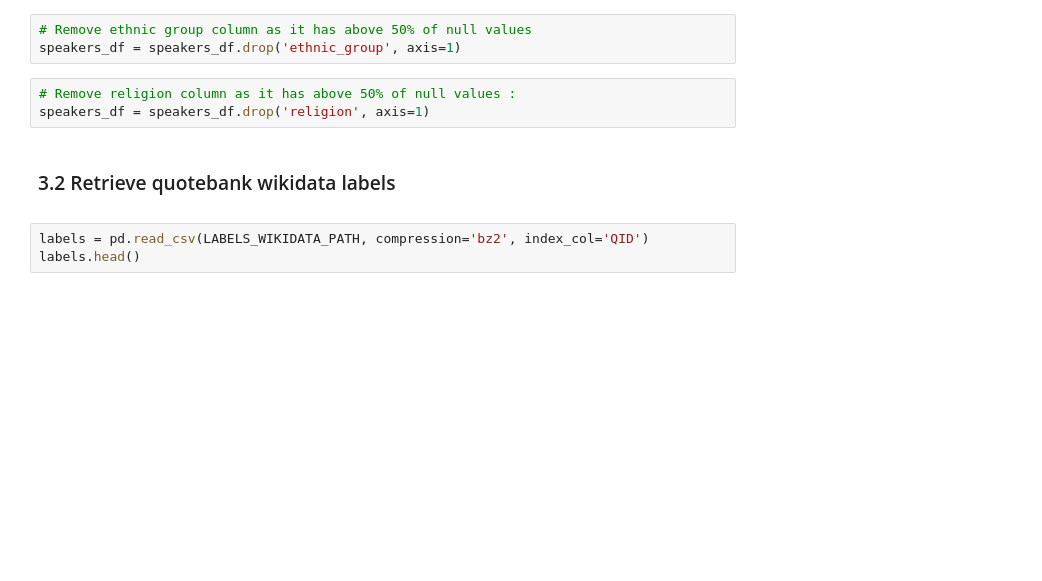
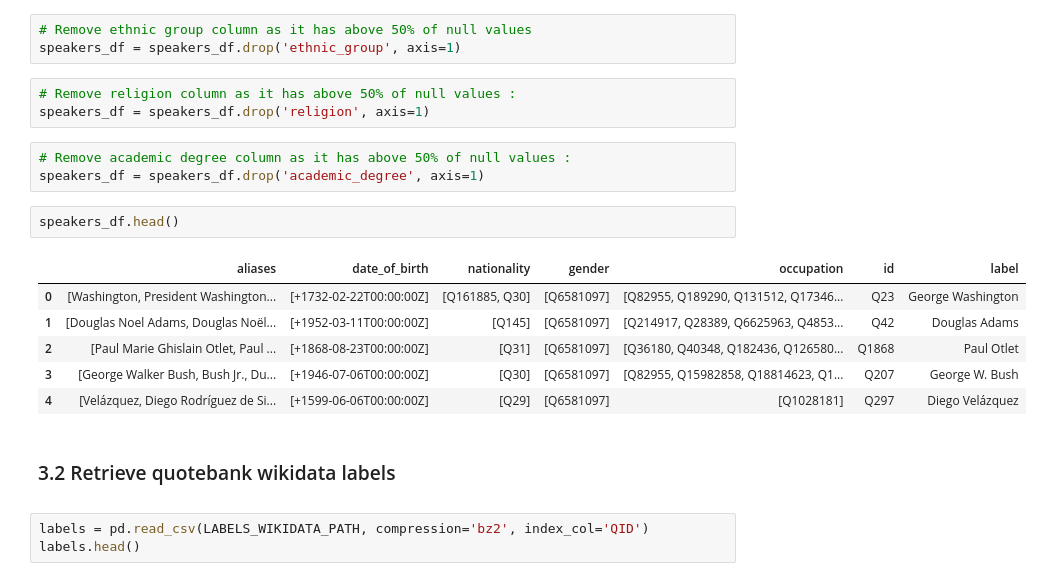
Before and after one commit to epfl-ada/ada-2021-project-palomamo, a Jupyter notebook: main.ipynb, the cells around one changed output. Saved outputs shown, nothing was run; the diff lists cells and outputs as text; blank space fills up the shorter version.

Commit message:
Speakers in main

```diff
--- a/main.ipynb
+++ b/main.ipynb
@@ -313,6 +321,18 @@ speakers_df = speakers_df.drop('ethnic_group', axis=1)
 # %%
 # Remove religion column as it has above 50% of null values :
 speakers_df = speakers_df.drop('religion', axis=1)
+# %%
+# Remove academic degree column as it has above 50% of null values :
+speakers_df = speakers_df.drop('academic_degree', axis=1)
+# %%
+speakers_df.head()
+# %% [output]
+|  | aliases | date_of_birth | nationality | gender | occupation | id | label |
+| 0 | [Washington, President Washington... | [+1732-02-22T00:00:00Z] | [Q161885, Q30] | [Q6581097] | [Q82955, Q189290, Q131512, Q17346... | Q23 | George Washington |
+| 1 | [Douglas Noel Adams, Douglas Noël... | [+1952-03-11T00:00:00Z] | [Q145] | [Q6581097] | [Q214917, Q28389, Q6625963, Q4853... | Q42 | Douglas Adams |
+| 2 | [Paul Marie Ghislain Otlet, Paul ... | [+1868-08-23T00:00:00Z] | [Q31] | [Q6581097] | [Q36180, Q40348, Q182436, Q126580... | Q1868 | Paul Otlet |
+| 3 | [George Walker Bush, Bush Jr., Du... | [+1946-07-06T00:00:00Z] | [Q30] | [Q6581097] | [Q82955, Q15982858, Q18814623, Q1... | Q207 | George W. Bush |
+| 4 | [Velázquez, Diego Rodríguez de Si... | [+1599-06-06T00:00:00Z] | [Q29] | [Q6581097] | [Q1028181] | Q297 | Diego Velázquez |
 # %% [markdown]
 ### 3.2 Retrieve quotebank wikidata labels
 <a id="reatrieve_labels"></a>
```
Also changed, not shown: parts of 27 cells of this notebook.
